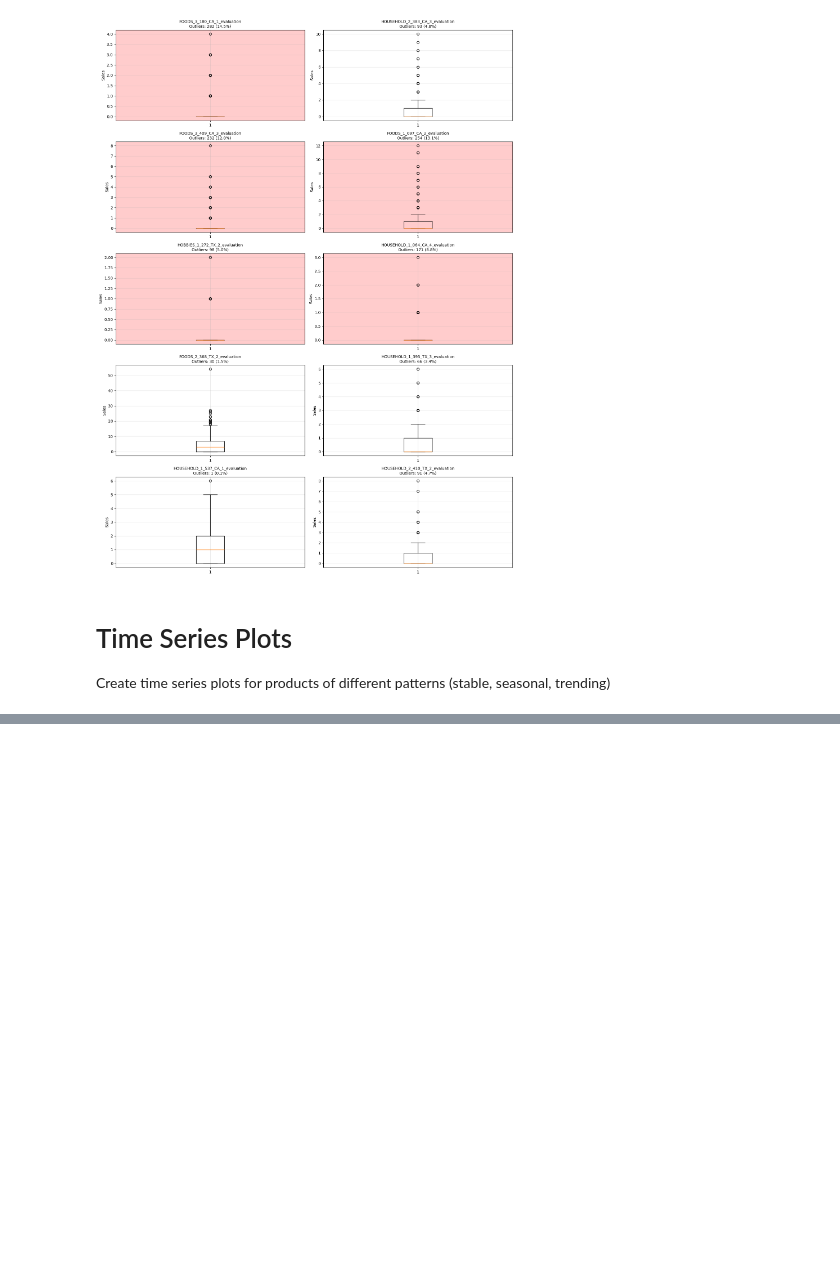
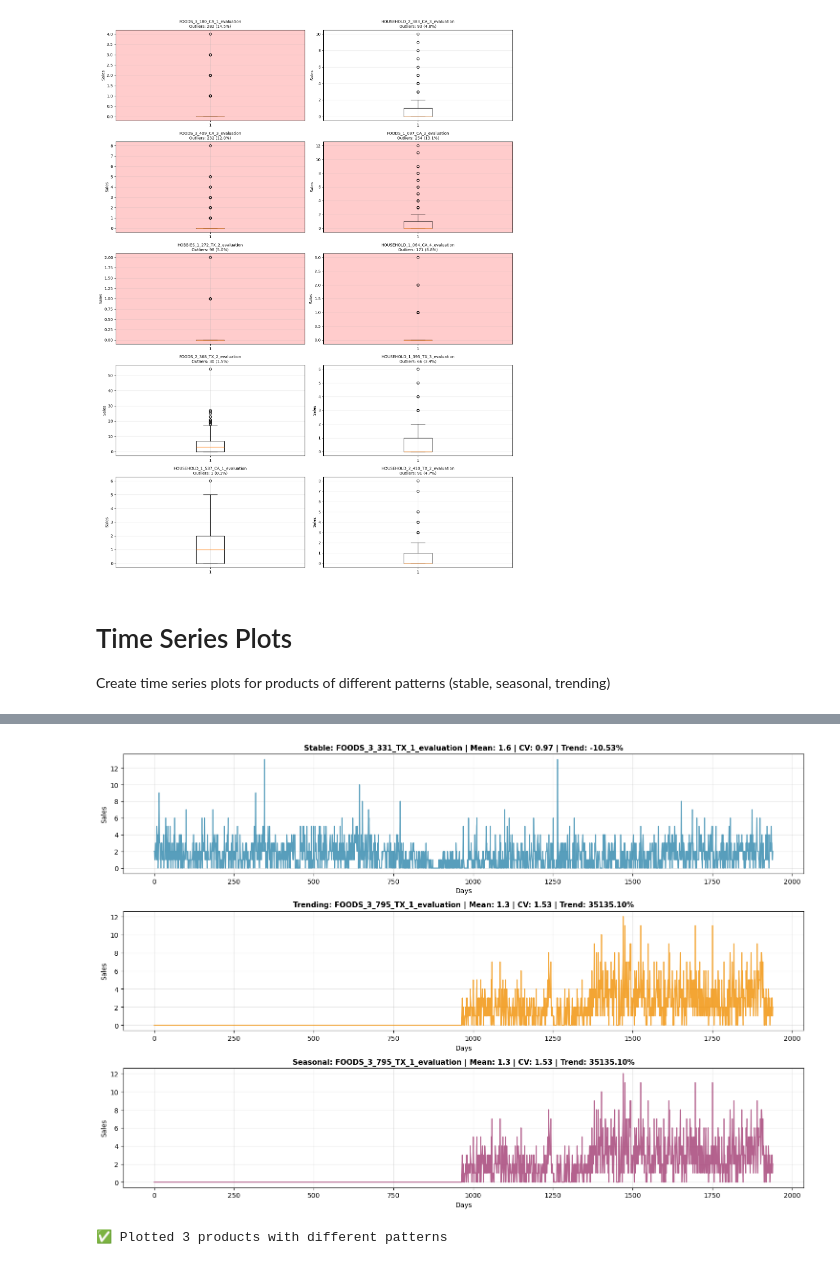
Before and after one commit to alvaroaguado3/demand-forecasting, a Jupyter notebook: notebooks/01_data-exploration.ipynb, the cells around one changed output, grey strips where cells are left out. Cells and saved outputs as stored; diff of their text form; code cells hidden in the pictures; blank space fills up the shorter version.

```diff
--- a/notebooks/01_data-exploration.ipynb
+++ b/notebooks/01_data-exploration.ipynb
@@ -224,0 +229,68 @@ print(f"Test products: {test_products}")
+# %%
+import matplotlib.pyplot as plt
+import numpy as np
+
+# Get all sales columns
+sales_cols = [col for col in sales.columns if col.startswith('d_')]
+
+# Sample products and calculate simple metrics
+sample_size = 100
+sample_sales = sales.sample(sample_size, random_state=42)
+
+products_list = []
+for idx, row in sample_sales.iterrows():
+    product_sales = row[sales_cols].values
+    mean_sales = np.mean(product_sales)
+
+    if mean_sales > 1:  # Filter low-selling products
+        std_sales = np.std(product_sales)
+        cv = std_sales / mean_sales  # Coefficient of variation
+
+        # Simple trend: compare first half vs second half
+        half = len(product_sales) // 2
+        first_half_mean = np.mean(product_sales[:half])
+        second_half_mean = np.mean(product_sales[half:])
+        trend = (second_half_mean - first_half_mean) / first_half_mean if first_half_mean > 0 else 0
+
+        products_list.append({
+            'id': row['id'],
+            'cv': cv,
+            'trend': trend,
+            'mean': mean_sales
+        })
+
+# Sort and pick products
+products_list.sort(key=lambda x: x['cv'])
+stable = products_list[0]  # Lowest CV
+
+products_list.sort(key=lambda x: abs(x['trend']), reverse=True)
+trending = products_list[0]  # Highest trend
+
+products_list.sort(key=lambda x: x['cv'], reverse=True)
+seasonal = [p for p in products_list if p['cv'] > 1.0][0] if any(p['cv'] > 1.0 for p in products_list) else products_list[0]
+
+# Create plots
+fig, axes = plt.subplots(3, 1, figsize=(15, 10))
+selected = [
+    ('Stable', stable, '#2E86AB'),
+    ('Trending', trending, '#F18F01'),
+    ('Seasonal', seasonal, '#A23B72')
+]
+
+for idx, (label, product, color) in enumerate(selected):
+    product_sales = sales[sales['id'] == product['id']][sales_cols].values.flatten()
+
+    axes[idx].plot(product_sales, linewidth=1.5, color=color, alpha=0.8)
+    axes[idx].set_title(f'{label}: {product["id"]} | Mean: {product["mean"]:.1f} | CV: {product["cv"]:.2f} | Trend: {product["trend"]:.2%}',
+                       fontsize=11, fontweight='bold')
+    axes[idx].set_xlabel('Days')
+    axes[idx].set_ylabel('Sales')
+    axes[idx].grid(True, alpha=0.3)
+
+plt.tight_layout()
+plt.show()
+
+print(f"✅ Plotted 3 products with different patterns")
+# %% [output]
+[figure, added]
+✅ Plotted 3 products with different patterns
```
Also changed, not shown: parts of 20 cells of this notebook.
